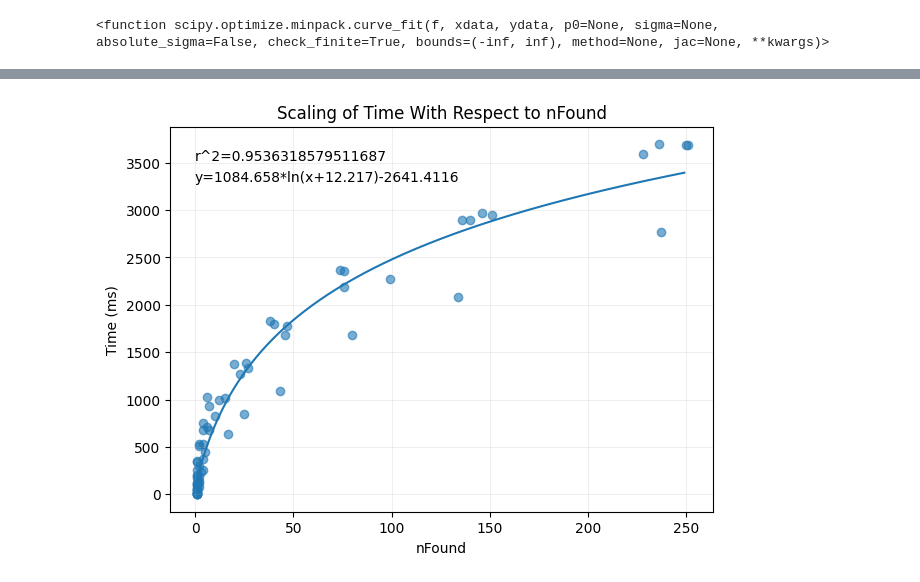
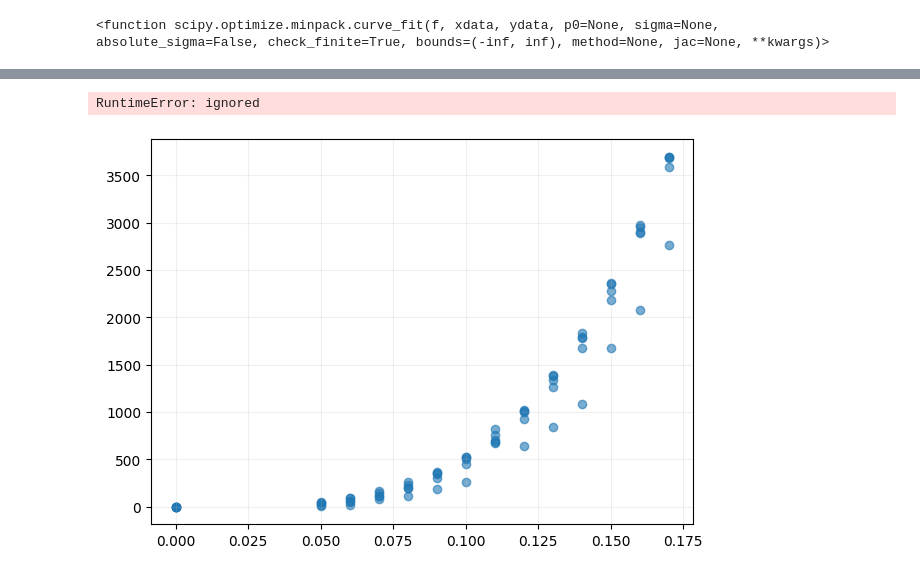
Before and after one commit to weathon/dating-app-pub, a Jupyter notebook: Data.ipynb, the cells around one changed output, grey strips where cells are left out. Cells and saved outputs as stored; diff of their text form; code cells hidden in the pictures.

```diff
--- a/Data.ipynb
+++ b/Data.ipynb
@@ -263,31 +309,31 @@ pylab.ylabel("Call Counts%")
 # %%
 def fun(x, a, b, c):
   return b*np.log(x+a)+c
 
 pylab.style.use("default")
 pylab.rcParams["figure.figsize"] = (7,5)
 
 f = filter(len=15, N=2500000)
-pylab.scatter(f["nFound"],f["Time"], alpha=0.6)
+pylab.scatter(f["r"],f["Time"], alpha=0.6)
 pylab.grid(alpha=0.2)
 
 from sklearn.metrics import r2_score
 from scipy.optimize import curve_fit
-popt, pcov = curve_fit(fun, f["nFound"],f["Time"])
-y_pred = fun(f["nFound"], *popt)
+popt, pcov = curve_fit(fun, f["r"],f["Time"])
+y_pred = fun(f["r"], *popt)
 r2= r2_score(f["Time"], y_pred)
 Xs = np.arange(0,250)
 pylab.plot(Xs, fun(Xs, *popt))
-# https://stackoverflow.com/questions/19189362/getting-the-r-squared-value-using-curve-fit
 
 
 pylab.text(0, 3520, f"r^2={round(r2,45)}")
 popt = [round(i, 4) for i in popt]
 pylab.text(0, 3300, f"y={popt[1]}*ln(x+{popt[0]}){popt[2]}")
-pylab.title("Scaling of Time With Respect to nFound")
-pylab.xlabel("nFound")
+pylab.title("Scaling of Time With Respect to r")
+pylab.xlabel("r")
 pylab.ylabel("Time (ms)")
 
 pylab.savefig('fig2.png', dpi=500)
 # %% [output]
+RuntimeError: ignored
-[figure, old version]
+[figure, new version]
```
Also changed, not shown: parts of 5 cells of this notebook.
